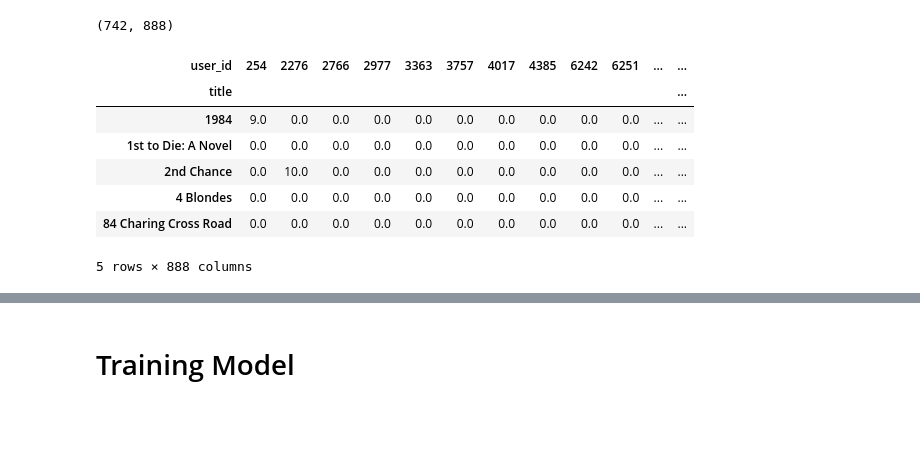
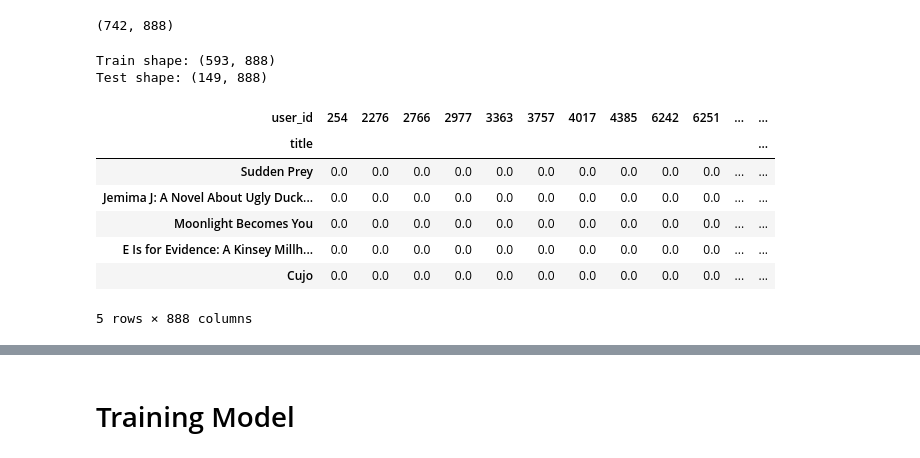
Before and after one commit to quang2719/Book-Recommend-System---SIC-Capston-Project, a Jupyter notebook: main.ipynb, the cells around one changed output, grey strips where cells are left out. Saved outputs shown, nothing was run; the diff lists cells and outputs as text; code cells hidden in the pictures; blank space fills up the shorter version.

```diff
--- a/main.ipynb
+++ b/main.ipynb
@@ -541,16 +541,27 @@ book_pivot
 book_pivot.shape
 # %% [output]
 (742, 888)
+# %%
+from sklearn.model_selection import train_test_split
+
+train_pivot, test_pivot = train_test_split(book_pivot, test_size=0.2, random_state=42)
+
+# Kiểm tra kích thước của các tập dữ liệu
+print(f"Train shape: {train_pivot.shape}")
+print(f"Test shape: {test_pivot.shape}")
+# %% [output]
+Train shape: (593, 888)
+Test shape: (149, 888)
 # %%
-book_pivot.fillna(0, inplace=True)
+train_pivot.fillna(0, inplace=True)
 # %%
-book_pivot.head()
+train_pivot.head()
 # %% [output]
 | user_id | 254 | 2276 | 2766 | 2977 | 3363 | 3757 | 4017 | 4385 | 6242 | 6251 | ... | ... |
 | title |  |  |  |  |  |  |  |  |  |  |  | ... |
-| 1984 | 9.0 | 0.0 | 0.0 | 0.0 | 0.0 | 0.0 | 0.0 | 0.0 | 0.0 | 0.0 | ... | ... |
-| 1st to Die: A Novel | 0.0 | 0.0 | 0.0 | 0.0 | 0.0 | 0.0 | 0.0 | 0.0 | 0.0 | 0.0 | ... | ... |
-| 2nd Chance | 0.0 | 10.0 | 0.0 | 0.0 | 0.0 | 0.0 | 0.0 | 0.0 | 0.0 | 0.0 | ... | ... |
-| 4 Blondes | 0.0 | 0.0 | 0.0 | 0.0 | 0.0 | 0.0 | 0.0 | 0.0 | 0.0 | 0.0 | ... | ... |
-| 84 Charing Cross Road | 0.0 | 0.0 | 0.0 | 0.0 | 0.0 | 0.0 | 0.0 | 0.0 | 0.0 | 0.0 | ... | ... |
+| Sudden Prey | 0.0 | 0.0 | 0.0 | 0.0 | 0.0 | 0.0 | 0.0 | 0.0 | 0.0 | 0.0 | ... | ... |
+| Jemima J: A Novel About Ugly Duck... | 0.0 | 0.0 | 0.0 | 0.0 | 0.0 | 0.0 | 0.0 | 0.0 | 0.0 | 0.0 | ... | ... |
+| Moonlight Becomes You | 0.0 | 0.0 | 0.0 | 0.0 | 0.0 | 0.0 | 0.0 | 0.0 | 0.0 | 0.0 | ... | ... |
+| E Is for Evidence: A Kinsey Millh... | 0.0 | 0.0 | 0.0 | 0.0 | 0.0 | 0.0 | 0.0 | 0.0 | 0.0 | 0.0 | ... | ... |
+| Cujo | 0.0 | 0.0 | 0.0 | 0.0 | 0.0 | 0.0 | 0.0 | 0.0 | 0.0 | 0.0 | ... | ... |
 5 rows × 888 columns
```
Also changed, not shown: parts of 28 cells of this notebook, 4 other files.
